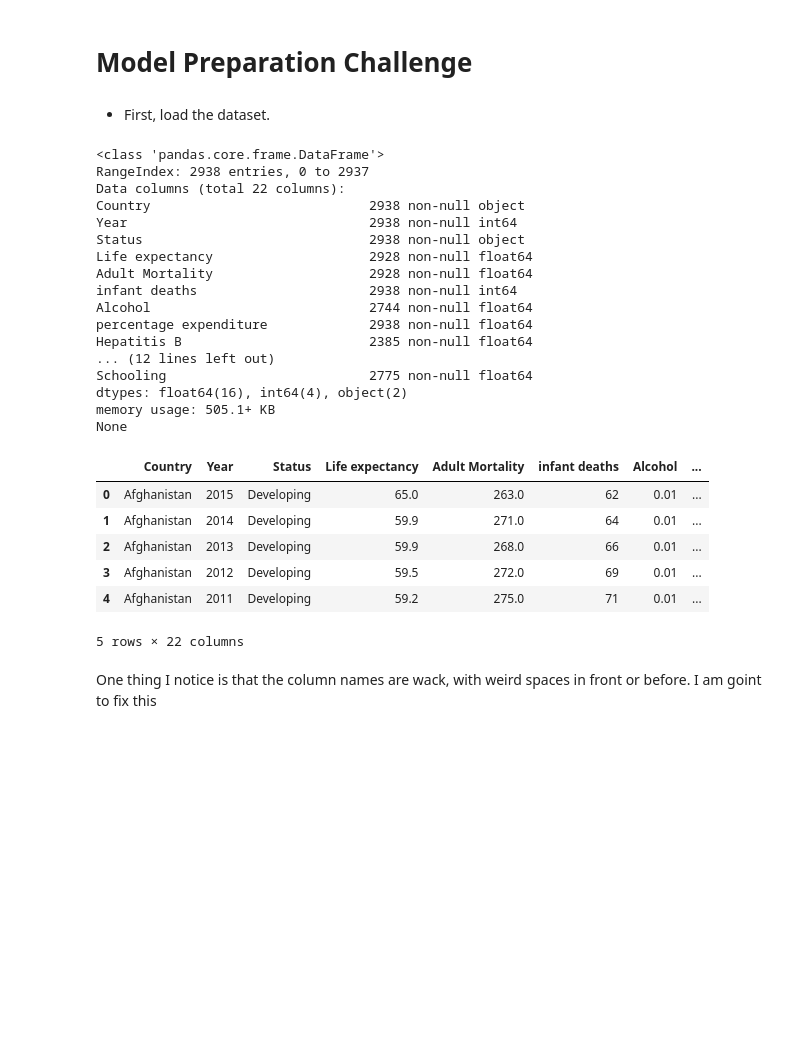
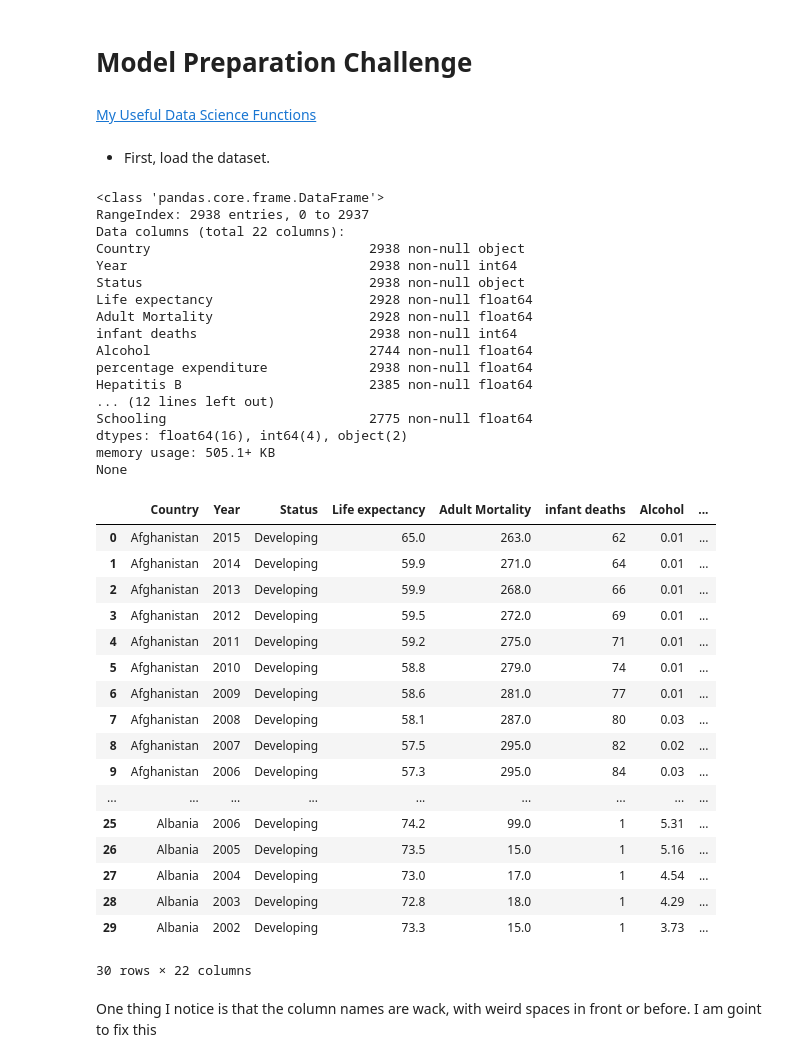
Before and after one commit to cobyoram/python-for-data-scientists, a Jupyter notebook: model-prep-CHALLENGE.ipynb, the cells around one changed output. Cells and saved outputs as stored; diff of their text form; code cells hidden in the pictures; blank space fills up the shorter version.

```diff
--- a/model-prep-CHALLENGE.ipynb
+++ b/model-prep-CHALLENGE.ipynb
@@ -14,6 +14,8 @@ import ds_useful
 
 warnings.filterwarnings('ignore')
 sns.set(style="whitegrid")
+# %% [markdown]
+[My Useful Data Science Functions](https://github.com/cobyoram/python-for-data-scientists/blob/master/ds_useful.py)
 # %% [markdown]
 * First, load the dataset.
 # %%
@@ -36,32 +38,43 @@ life_df = pd.read_sql_query('SELECT * FROM {}'.format(table_name), con=engine)
 engine.dispose()
 # %%
 print(life_df.info())
-life_df.head()
+life_df.head(30)
 # %% [output]
 <class 'pandas.core.frame.DataFrame'>
 RangeIndex: 2938 entries, 0 to 2937
 Data columns (total 22 columns):
 Country                            2938 non-null object
 Year                               2938 non-null int64
 Status                             2938 non-null object
 Life expectancy                    2928 non-null float64
 Adult Mortality                    2928 non-null float64
 infant deaths                      2938 non-null int64
 Alcohol                            2744 non-null float64
 percentage expenditure             2938 non-null float64
 Hepatitis B                        2385 non-null float64
 ... (12 lines left out)
 Schooling                          2775 non-null float64
 dtypes: float64(16), int64(4), object(2)
 memory usage: 505.1+ KB
 None
 |  | Country | Year | Status | Life expectancy | Adult Mortality | infant deaths | Alcohol | ... |
 | 0 | Afghanistan | 2015 | Developing | 65.0 | 263.0 | 62 | 0.01 | ... |
 | 1 | Afghanistan | 2014 | Developing | 59.9 | 271.0 | 64 | 0.01 | ... |
 | 2 | Afghanistan | 2013 | Developing | 59.9 | 268.0 | 66 | 0.01 | ... |
 | 3 | Afghanistan | 2012 | Developing | 59.5 | 272.0 | 69 | 0.01 | ... |
 | 4 | Afghanistan | 2011 | Developing | 59.2 | 275.0 | 71 | 0.01 | ... |
+| 5 | Afghanistan | 2010 | Developing | 58.8 | 279.0 | 74 | 0.01 | ... |
+| 6 | Afghanistan | 2009 | Developing | 58.6 | 281.0 | 77 | 0.01 | ... |
+| 7 | Afghanistan | 2008 | Developing | 58.1 | 287.0 | 80 | 0.03 | ... |
+| 8 | Afghanistan | 2007 | Developing | 57.5 | 295.0 | 82 | 0.02 | ... |
+| 9 | Afghanistan | 2006 | Developing | 57.3 | 295.0 | 84 | 0.03 | ... |
+| ... | ... | ... | ... | ... | ... | ... | ... | ... |
+| 25 | Albania | 2006 | Developing | 74.2 | 99.0 | 1 | 5.31 | ... |
+| 26 | Albania | 2005 | Developing | 73.5 | 15.0 | 1 | 5.16 | ... |
+| 27 | Albania | 2004 | Developing | 73.0 | 17.0 | 1 | 4.54 | ... |
+| 28 | Albania | 2003 | Developing | 72.8 | 18.0 | 1 | 4.29 | ... |
+| 29 | Albania | 2002 | Developing | 73.3 | 15.0 | 1 | 3.73 | ... |
-5 rows × 22 columns
+30 rows × 22 columns
 # %% [markdown]
 One thing I notice is that the column names are wack, with weird spaces in front or before. I am goint to fix this
 # %%
```
Also changed, not shown: parts of 32 cells of this notebook.
